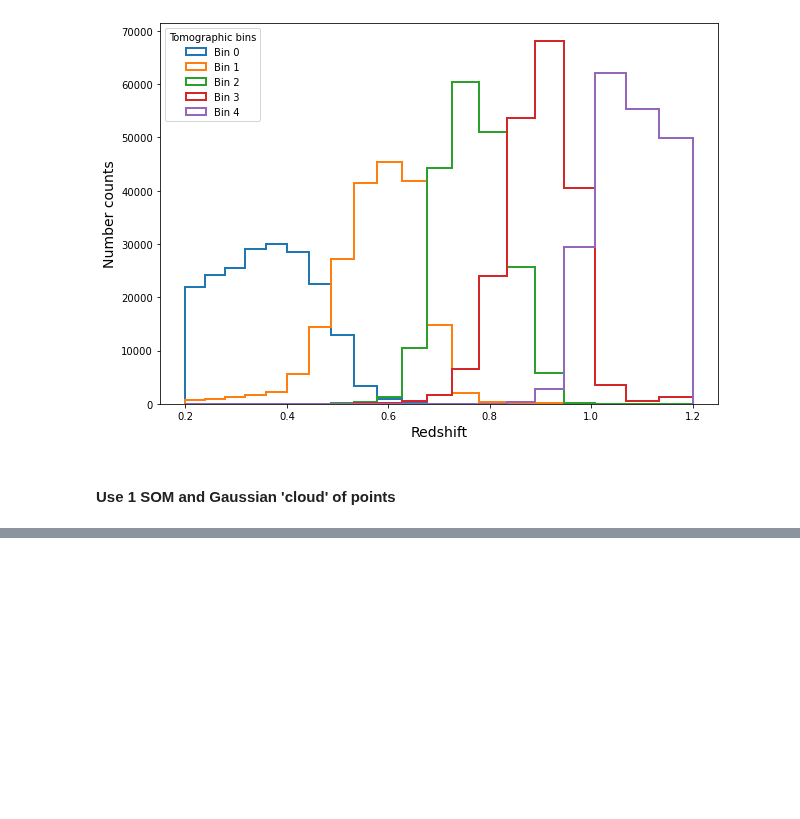
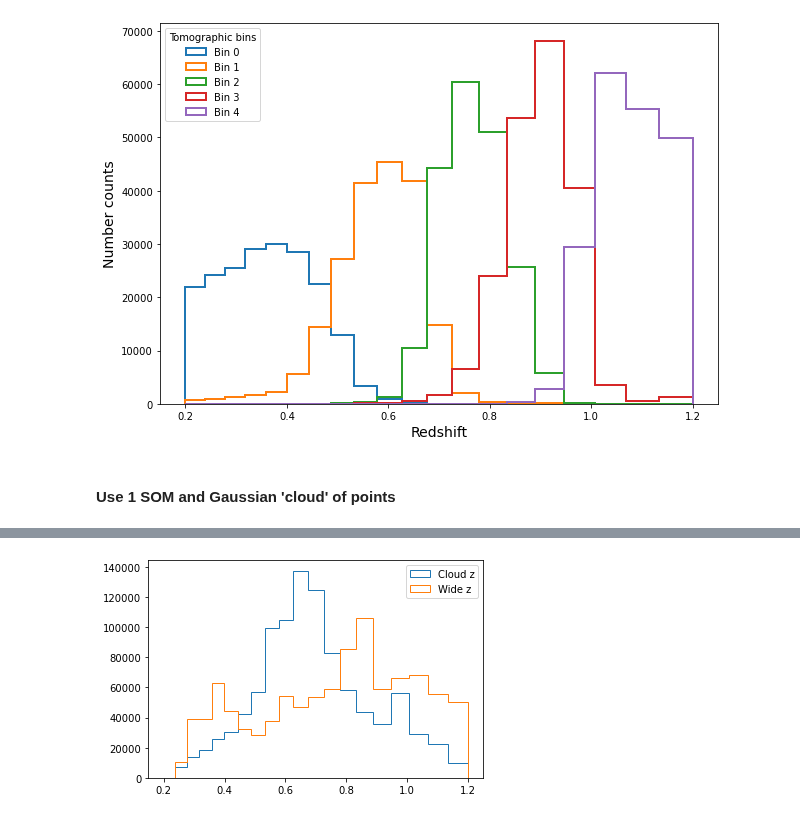
Before and after one commit to LSSTDESC/pz_bayes, a Jupyter notebook: notebooks/reproduce_SB2.ipynb, the cells around one changed output, grey strips where cells are left out. Saved outputs shown, nothing was run; the diff lists cells and outputs as text; code cells hidden in the pictures; blank space fills up the shorter version.

```diff
--- a/notebooks/reproduce_SB2.ipynb
+++ b/notebooks/reproduce_SB2.ipynb
@@ -402 +393,15 @@ imag
+# %%
+imag_cloud = cloud[:,2]
+
+gi_cloud = cloud[:,0] - imag_cloud
+ri_cloud = cloud[:,1] - imag_cloud
+zi_cloud = cloud[:,3] - imag_cloud
+
+imag_cloud = normalize_features(imag_cloud, colors=False)
+
+gi_cloud = normalize_features(gi_cloud)
+ri_cloud = normalize_features(ri_cloud)
+zi_cloud = normalize_features(zi_cloud)
+# %%
+cloud = np.array((imag_cloud, gi_cloud, ri_cloud, zi_cloud)).T
 # %%
@@ -405,0 +409,8 @@ wide_idx = som_wide.find_bmu()
+# %%
+z_cloud = np.array(som_wide._target_vals)[bmu_cloud]
+# %%
+plt.hist(z_cloud, bins=zbins, histtype='step', label='Cloud z')
+plt.hist(som_wide._target_pred, bins=zbins, histtype='step', label='Wide z')
+plt.legend();
+# %% [output]
+[figure, added]
```
Also changed, not shown: parts of 7 cells of this notebook.
